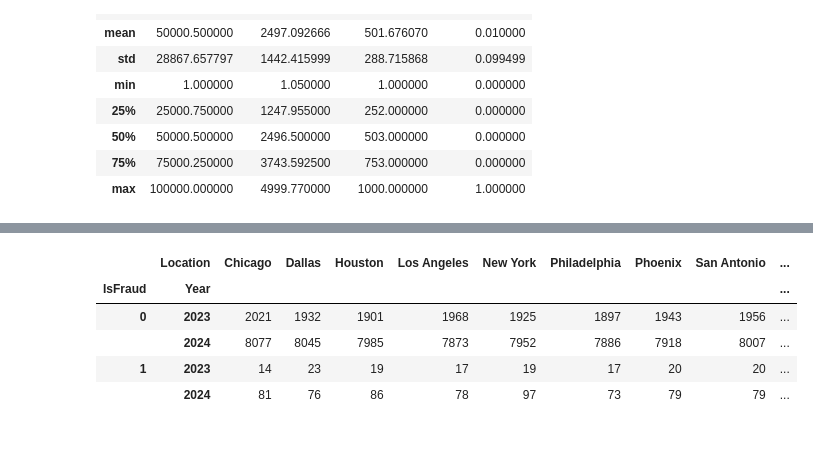
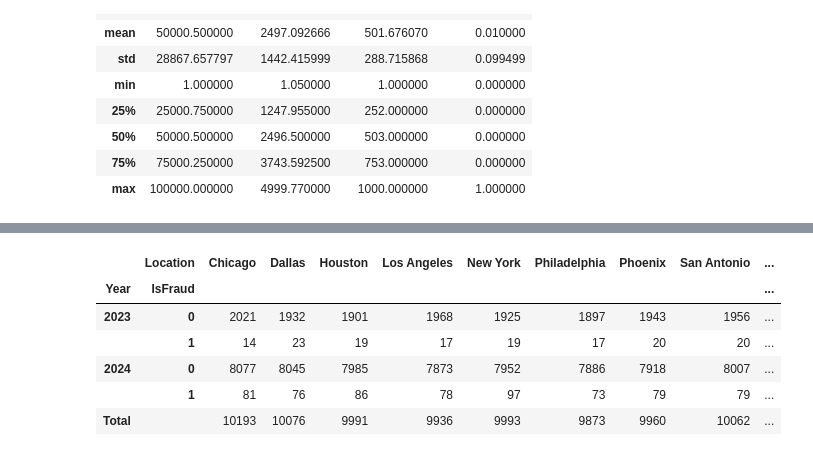
Before and after one commit to dalgurnawi/machine_learning, a Jupyter notebook: fraud_data.ipynb, the cells around one changed output, grey strips where cells are left out. Drawn from its saved outputs; the diff is of its cells as text; code cells hidden in the pictures.

```diff
--- a/fraud_data.ipynb
+++ b/fraud_data.ipynb
@@ -131,10 +115,18 @@ print(df["MerchantID"].unique())
 # %%
-cities = pd.pivot_table(df, values='TransactionID', index=['IsFraud', 'Year'], columns='Location', aggfunc='count', fill_value=0)
+cities = pd.pivot_table(df,
+                        values='TransactionID',
+                        index=['Year', 'IsFraud'],
+                        columns='Location',
+                        aggfunc="count",
+                        fill_value=0,
+                        margins=True,
+                        margins_name='Total')
 cities
 # %% [output]
 |  | Location | Chicago | Dallas | Houston | Los Angeles | New York | Philadelphia | Phoenix | San Antonio | ... |
-| IsFraud | Year |  |  |  |  |  |  |  |  | ... |
-| 0 | 2023 | 2021 | 1932 | 1901 | 1968 | 1925 | 1897 | 1943 | 1956 | ... |
-|  | 2024 | 8077 | 8045 | 7985 | 7873 | 7952 | 7886 | 7918 | 8007 | ... |
-| 1 | 2023 | 14 | 23 | 19 | 17 | 19 | 17 | 20 | 20 | ... |
-|  | 2024 | 81 | 76 | 86 | 78 | 97 | 73 | 79 | 79 | ... |
+| Year | IsFraud |  |  |  |  |  |  |  |  | ... |
+| 2023 | 0 | 2021 | 1932 | 1901 | 1968 | 1925 | 1897 | 1943 | 1956 | ... |
+|  | 1 | 14 | 23 | 19 | 17 | 19 | 17 | 20 | 20 | ... |
+| 2024 | 0 | 8077 | 8045 | 7985 | 7873 | 7952 | 7886 | 7918 | 8007 | ... |
+|  | 1 | 81 | 76 | 86 | 78 | 97 | 73 | 79 | 79 | ... |
+| Total |  | 10193 | 10076 | 9991 | 9936 | 9993 | 9873 | 9960 | 10062 | ... |
```
Also changed, not shown: parts of 37 cells of this notebook, 2 other files.
